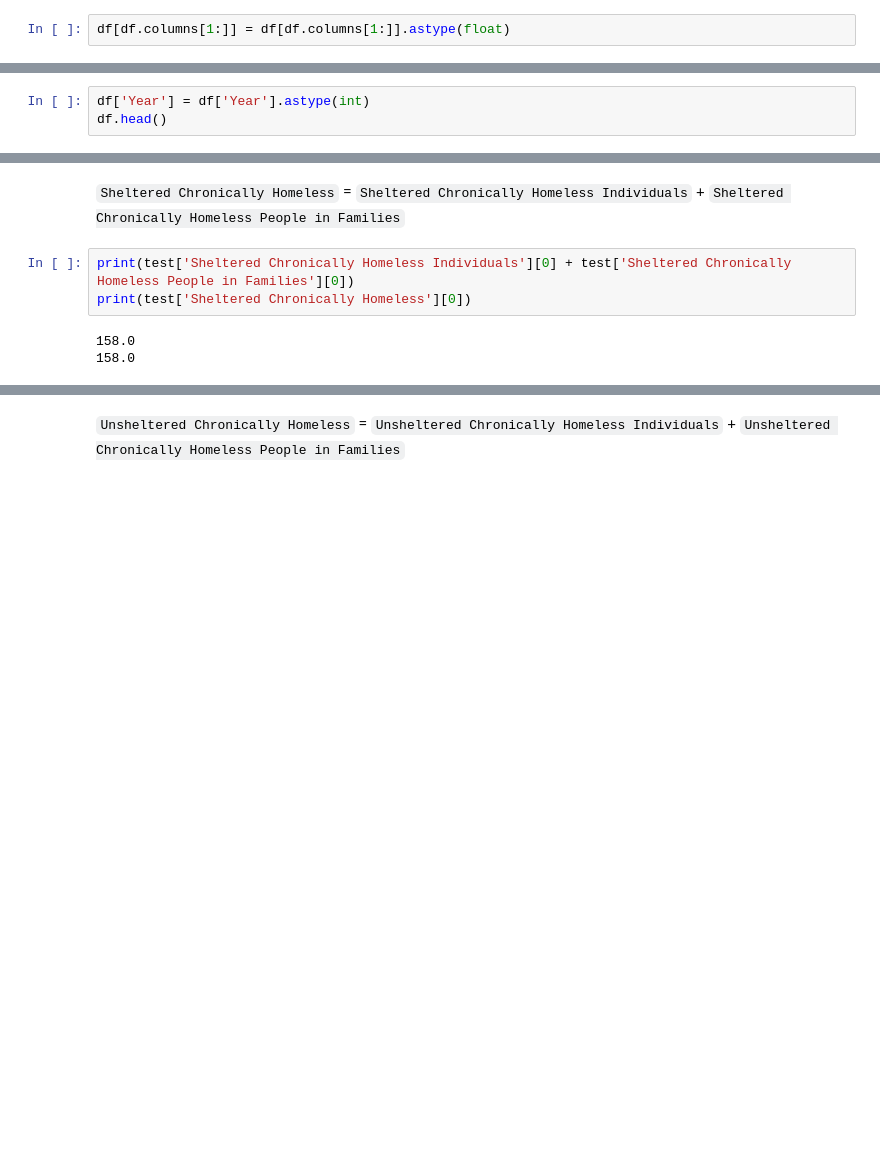
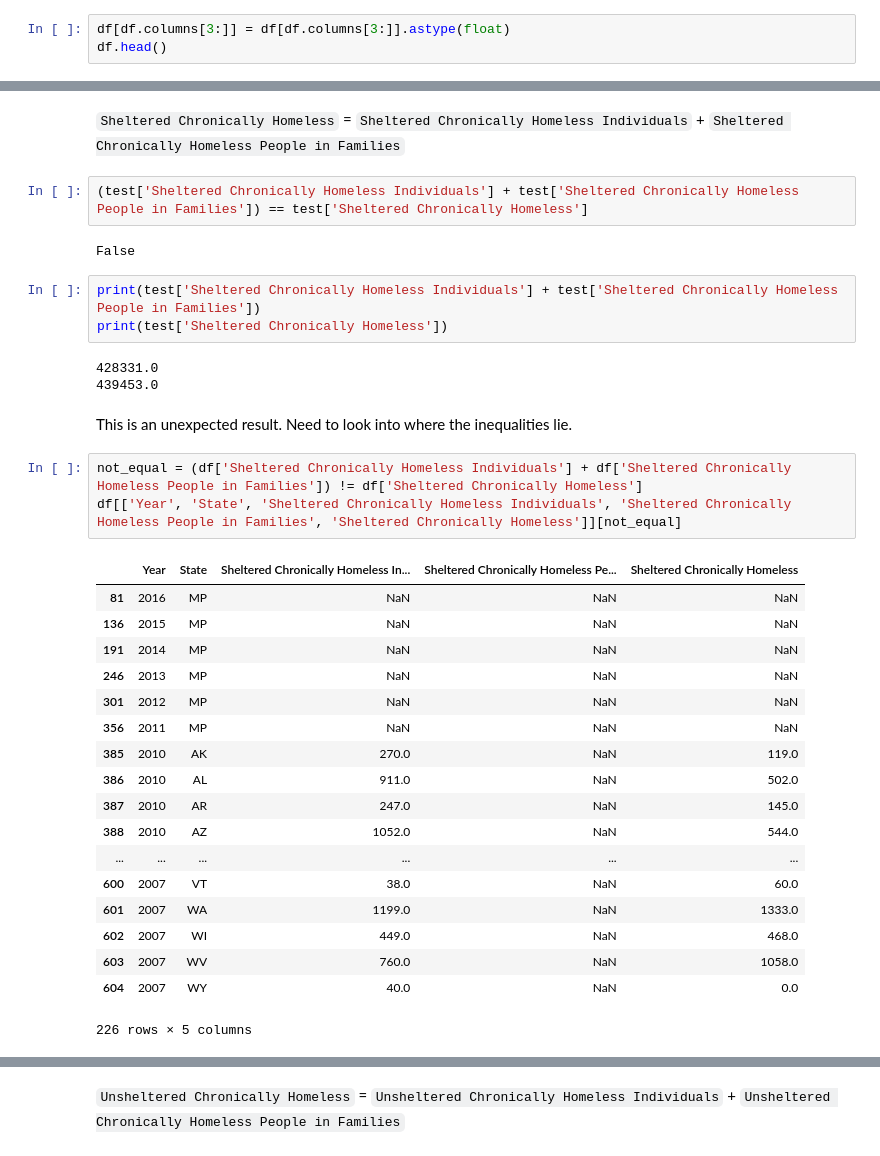
Before and after one commit to rebeccaebarnes/Homelessness, a Jupyter notebook: homelessness-working.ipynb, the cells around one changed output, grey strips where cells are left out. Cells and saved outputs as stored; diff of their text form; blank space fills up the shorter version.

```diff
--- a/homelessness-working.ipynb
+++ b/homelessness-working.ipynb
@@ -172,4 +189,5 @@ All commas needed to be removed from the str values to allow conversion to `floa
 # %%
 df[df.columns] = df[df.columns].replace({',':''}, regex = True)
 # %%
-df[df.columns[1:]] = df[df.columns[1:]].astype(float)
+df[df.columns[3:]] = df[df.columns[3:]].astype(float)
+df.head()
@@ -176,3 +201,0 @@ df[df.columns[1:]] = df[df.columns[1:]].astype(float)
-# %%
-df['Year'] = df['Year'].astype(int)
-df.head()
@@ -266,9 +287,37 @@ True
 As it is not captured, a column for `Not Chronically Homeless` should be added.
 # %% [markdown]
 `Sheltered Chronically Homeless` = `Sheltered Chronically Homeless Individuals` + `Sheltered Chronically Homeless People in Families`
+# %%
+(test['Sheltered Chronically Homeless Individuals'] + test['Sheltered Chronically Homeless People in Families']) == test['Sheltered Chronically Homeless']
+# %% [output]
+False
 # %%
-print(test['Sheltered Chronically Homeless Individuals'][0] + test['Sheltered Chronically Homeless People in Families'][0])
-print(test['Sheltered Chronically Homeless'][0])
+print(test['Sheltered Chronically Homeless Individuals'] + test['Sheltered Chronically Homeless People in Families'])
+print(test['Sheltered Chronically Homeless'])
 # %% [output]
-158.0
-158.0
+428331.0
+439453.0
+# %% [markdown]
+This is an unexpected result. Need to look into where the inequalities lie.
+# %%
+not_equal = (df['Sheltered Chronically Homeless Individuals'] + df['Sheltered Chronically Homeless People in Families']) != df['Sheltered Chronically Homeless']
+df[['Year', 'State', 'Sheltered Chronically Homeless Individuals', 'Sheltered Chronically Homeless People in Families', 'Sheltered Chronically Homeless']][not_equal]
+# %% [output]
+|  | Year | State | Sheltered Chronically Homeless In... | Sheltered Chronically Homeless Pe... | Sheltered Chronically Homeless |
+| 81 | 2016 | MP | NaN | NaN | NaN |
+| 136 | 2015 | MP | NaN | NaN | NaN |
+| 191 | 2014 | MP | NaN | NaN | NaN |
+| 246 | 2013 | MP | NaN | NaN | NaN |
+| 301 | 2012 | MP | NaN | NaN | NaN |
+| 356 | 2011 | MP | NaN | NaN | NaN |
+| 385 | 2010 | AK | 270.0 | NaN | 119.0 |
+| 386 | 2010 | AL | 911.0 | NaN | 502.0 |
+| 387 | 2010 | AR | 247.0 | NaN | 145.0 |
+| 388 | 2010 | AZ | 1052.0 | NaN | 544.0 |
+| ... | ... | ... | ... | ... | ... |
+| 600 | 2007 | VT | 38.0 | NaN | 60.0 |
+| 601 | 2007 | WA | 1199.0 | NaN | 1333.0 |
+| 602 | 2007 | WI | 449.0 | NaN | 468.0 |
+| 603 | 2007 | WV | 760.0 | NaN | 1058.0 |
+| 604 | 2007 | WY | 40.0 | NaN | 0.0 |
+226 rows × 5 columns
```
Also changed, not shown: parts of 40 cells of this notebook.
